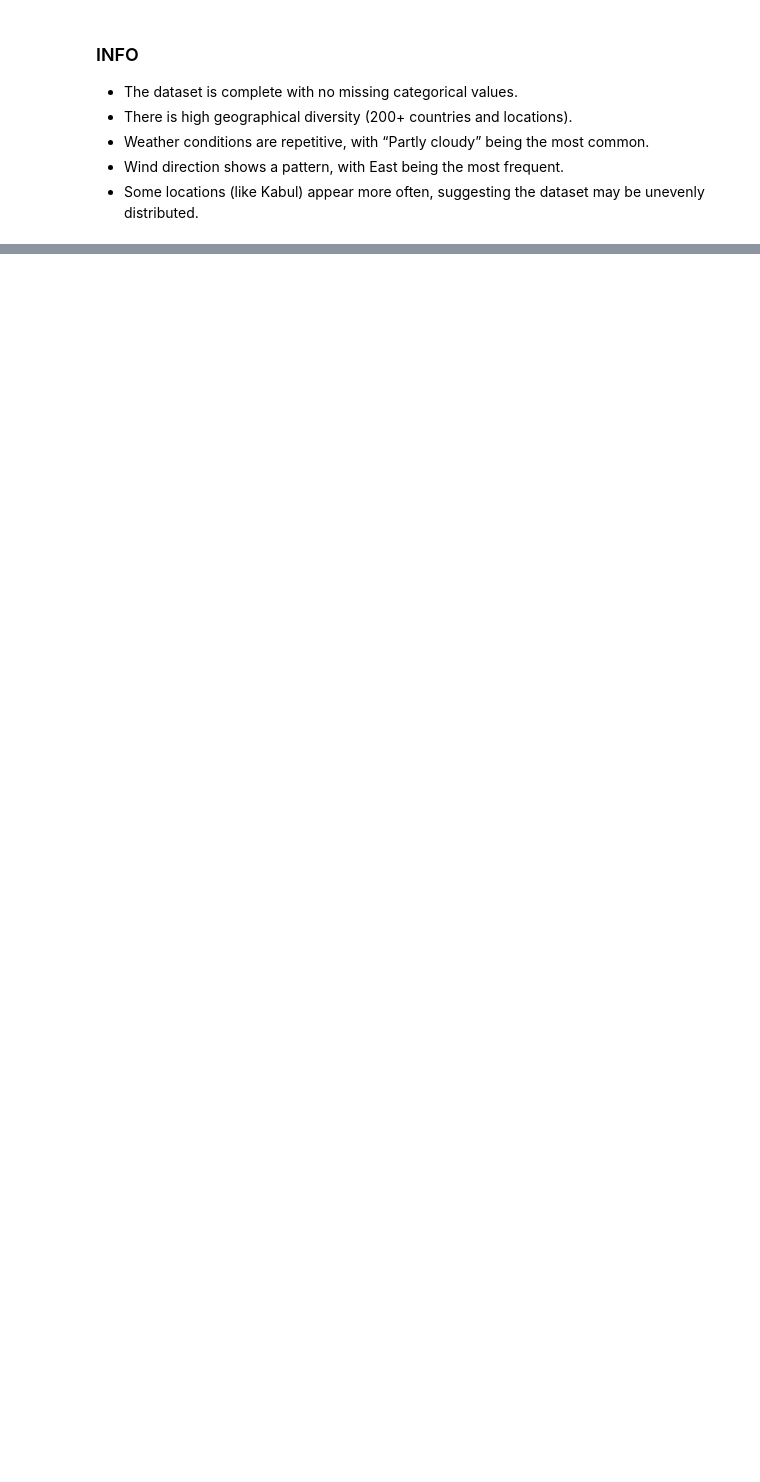
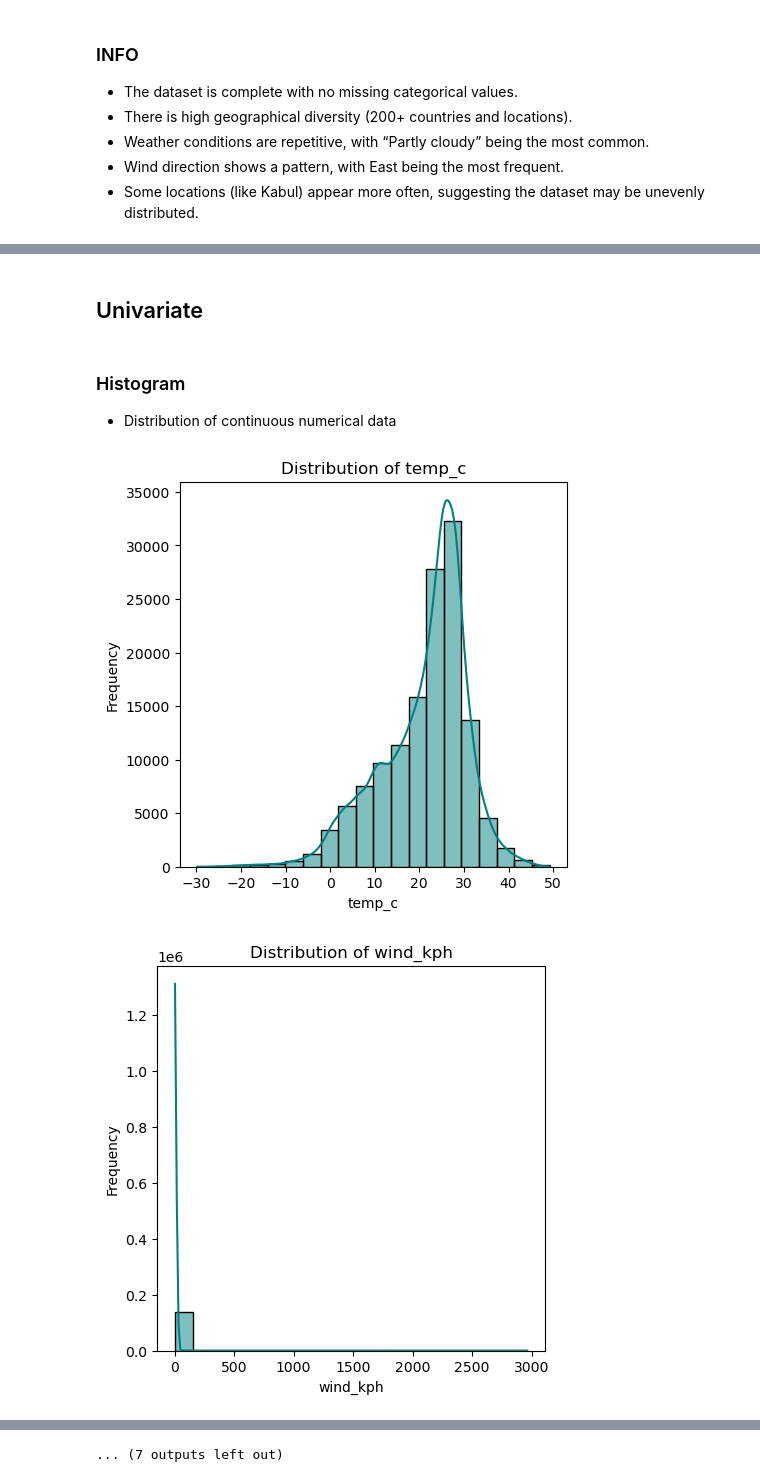
Before and after one commit to Saja-p/Weather-Data-Analysis, a Jupyter notebook: project.ipynb, the cells around one changed output, grey strips where cells are left out. Saved outputs shown, nothing was run; the diff lists cells and outputs as text; code cells hidden in the pictures; blank space fills up the shorter version.

```diff
--- a/project.ipynb
+++ b/project.ipynb
@@ -1033,0 +1099,24 @@ df.describe(include=object)
+# %% [markdown]
+## Univariate
+# %% [markdown]
+### Histogram
+
+- Distribution of continuous numerical data
+# %%
+num_cols = [
+    'temp_c', 'wind_kph', 'wind_degree', 'pressure_mb', 'precip_mm',
+    'humidity', 'cloud', 'feels_like_celsius', 'visibility_km',
+    'uv_index', 'gust_kph', 'co', 'o3', 'no2', 'so2',
+    'pm_2.5', 'pm_10', 'epa_aqi', 'daqi'
+]
+
+for col in num_cols:
+    plt.figure(figsize=(5,5))
+    sns.histplot(data=df_new, x=col, bins=20, color='teal', kde=True)
+    plt.title(f'Distribution of {col}')
+    plt.xlabel(col)
+    plt.ylabel('Frequency')
+    plt.show()
+# %% [output]
+[figure, added]
+[figure, added]
@@ -1033,0 +1133 @@ df.describe(include=object)
+... (7 outputs left out)
```
Also changed, not shown: parts of 73 cells of this notebook.
